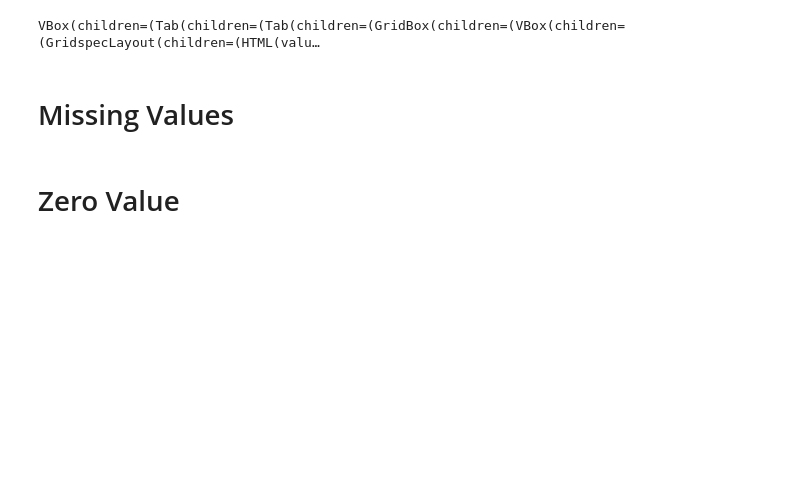
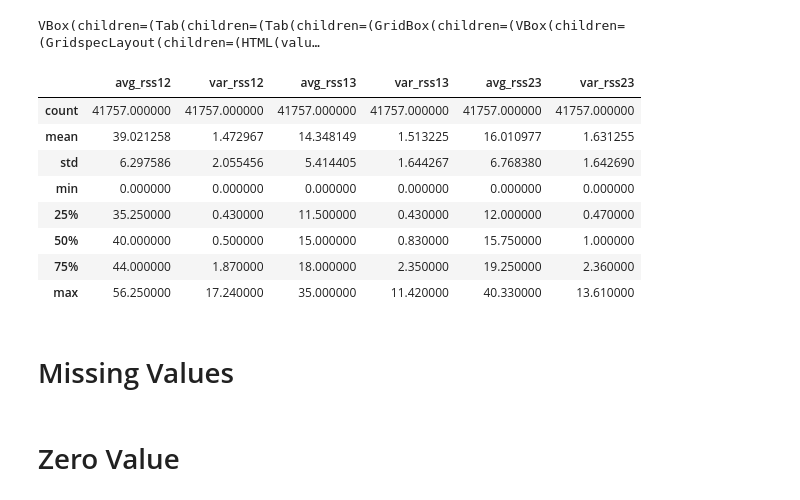
Before and after one commit to satyajeet-prakash/ActivityRecognition-LogisticRegression, a Jupyter notebook: notebooks/Logistics Regression - Activity Recognition.ipynb, the cells around one changed output. Drawn from its saved outputs; the diff is of its cells as text; code cells hidden in the pictures; blank space fills up the shorter version.

```diff
--- a/notebooks/Logistics Regression - Activity Recognition.ipynb
+++ b/notebooks/Logistics Regression - Activity Recognition.ipynb
@@ -45,6 +45,18 @@ if not("concatenatedData.csv" in os.listdir()):
 df.profile_report().to_widgets()
 # %% [output]
 VBox(children=(Tab(children=(Tab(children=(GridBox(children=(VBox(children=(GridspecLayout(children=(HTML(valu…
+# %%
+df.describe()
+# %% [output]
+|  | avg_rss12 | var_rss12 | avg_rss13 | var_rss13 | avg_rss23 | var_rss23 |
+| count | 41757.000000 | 41757.000000 | 41757.000000 | 41757.000000 | 41757.000000 | 41757.000000 |
+| mean | 39.021258 | 1.472967 | 14.348149 | 1.513225 | 16.010977 | 1.631255 |
+| std | 6.297586 | 2.055456 | 5.414405 | 1.644267 | 6.768380 | 1.642690 |
+| min | 0.000000 | 0.000000 | 0.000000 | 0.000000 | 0.000000 | 0.000000 |
+| 25% | 35.250000 | 0.430000 | 11.500000 | 0.430000 | 12.000000 | 0.470000 |
+| 50% | 40.000000 | 0.500000 | 15.000000 | 0.830000 | 15.750000 | 1.000000 |
+| 75% | 44.000000 | 1.870000 | 18.000000 | 2.350000 | 19.250000 | 2.360000 |
+| max | 56.250000 | 17.240000 | 35.000000 | 11.420000 | 40.330000 | 13.610000 |
 # %% [markdown]
 # Missing Values
 # %%
```
Also changed, not shown: parts of 4 cells of this notebook, 6 other files.
